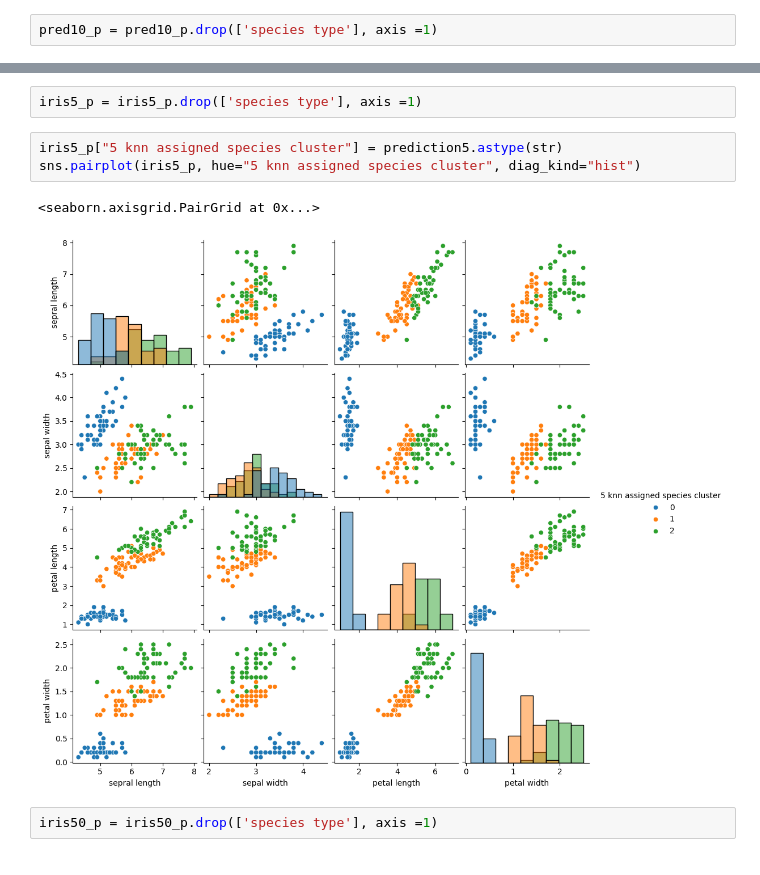
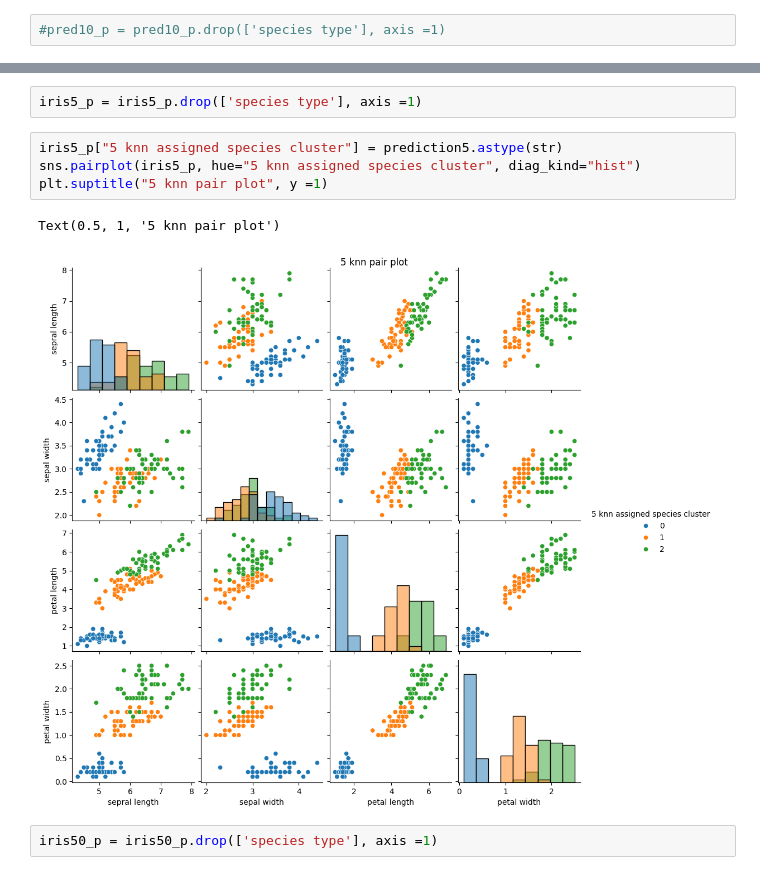
Before and after one commit to ASTR154/classification, a Jupyter notebook: classification.ipynb, the cells around one changed output, grey strips where cells are left out. Drawn from its saved outputs; the diff is of its cells as text.

```diff
--- a/classification.ipynb
+++ b/classification.ipynb
@@ -168,6 +168,6 @@ plt.figure()
 <Figure size 640x480 with 0 Axes>
 # %%
-pred10_p = pred10_p.drop(['species type'], axis =1)
+#pred10_p = pred10_p.drop(['species type'], axis =1)
 # %%
 from sklearn.neighbors import KNeighborsClassifier
 
@@ -233,9 +233,10 @@ iris5_p = iris5_p.drop(['species type'], axis =1)
 # %%
 iris5_p["5 knn assigned species cluster"] = prediction5.astype(str)
 sns.pairplot(iris5_p, hue="5 knn assigned species cluster", diag_kind="hist")
+plt.suptitle("5 knn pair plot", y =1)
 # %% [output]
-<seaborn.axisgrid.PairGrid at 0x...>
+Text(0.5, 1, '5 knn pair plot')
-[figure, old version]
+[figure, new version]
 # %%
 iris50_p = iris50_p.drop(['species type'], axis =1)
 # %%
```
Also changed, not shown: parts of 14 cells of this notebook.
